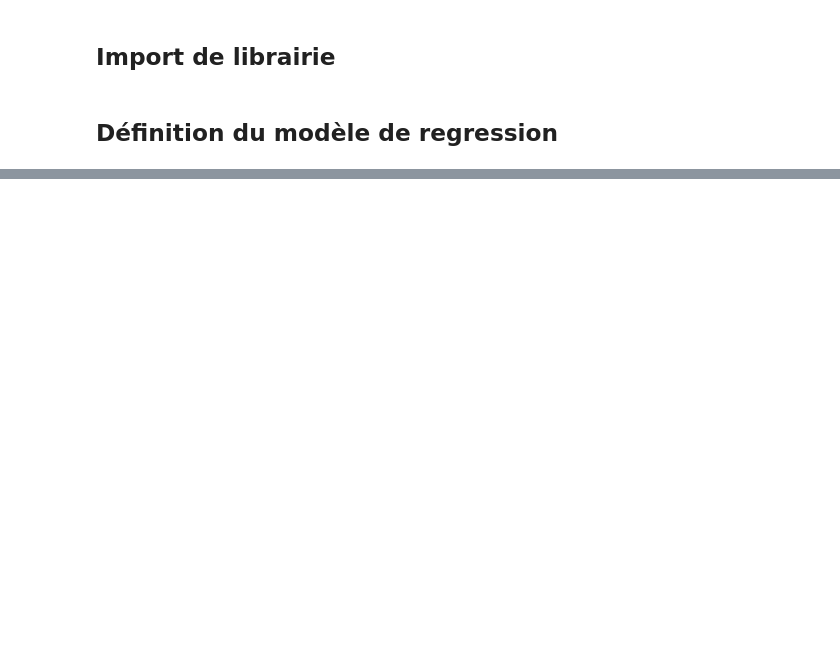
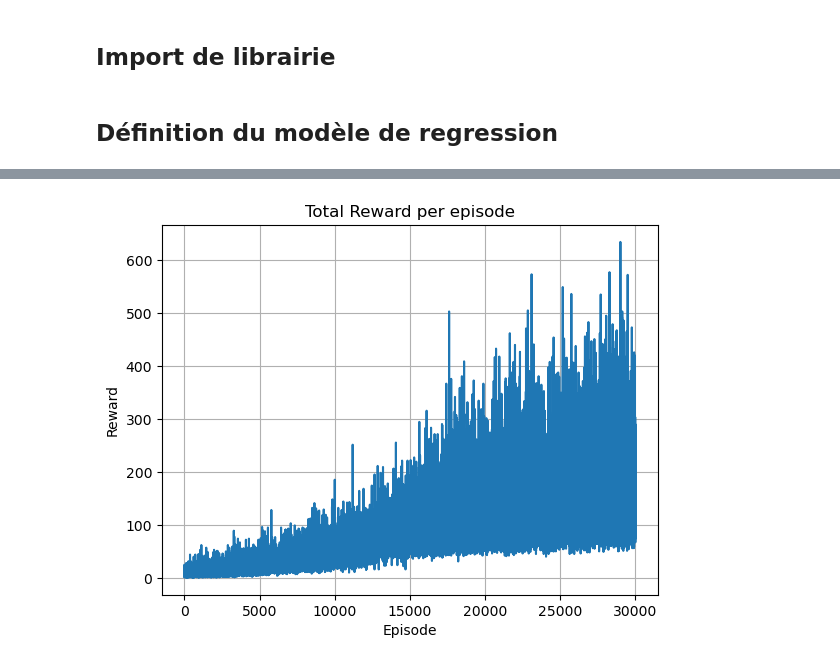
Before and after one commit to anoirault/SY23-projet, a Jupyter notebook: reinforce.ipynb, the cells around one changed output, grey strips where cells are left out. Saved outputs shown, nothing was run; the diff lists cells and outputs as text; code cells hidden in the pictures; blank space fills up the shorter version.

```diff
--- a/reinforce.ipynb
+++ b/reinforce.ipynb
@@ -45,7 +74,7 @@ class Policy():
         self.scheduler = torch.optim.lr_scheduler.ExponentialLR(self.opti, gamma=.9)
     def choose_action(self, state):
 
-        mean, std = self.reg(state)
+        mean, std = self.reg(torch.tensor(state))
 
         distrib = Normal(mean+1e-7, std+1e-7) # ajout d'une constante pour la stabilité
 
@@ -75,0 +107,80 @@ def test_policy(env, policy, n):
+# %%
+nEpisode = 30000
+frequenceUpdate = 200
+
+gamma = .95
+
+env_name = "InvertedPendulum-v4"
+
+l_ps = []
+l_rewards = []
+avg_reward = []
+ttlRewardEpisode = []
+lenEpisode = []
+# %%
+env = gym.make(env_name)
+
+policy = Policy(inChannel=env.observation_space.shape[0], lr=1e-3)
+# %%
+for episode in range(1, nEpisode+1):
+    state, _ = env.reset()
+    running = True
+    l_reward = []
+    l_p = []
+    avg_rewards = []
+    t = 0
+
+    while running:
+
+        action, p = policy.choose_action(state=state)
+        state, r, terminated, truncated, _ = env.step(action=action)
+        l_p.append(p)
+        running = not (terminated or truncated)
+        if running:
+            l_reward.append(r)
+            avg_reward.append(r)
+        else:
+            l_reward.append(-1)
+            avg_reward.append(-1)
+
+    l_ps.append(l_p)
+    l_rewards.append(l_reward)
+    avg_rewards.append(mean(l_reward))
+    ttlRewardEpisode.append(sum(l_reward))
+    lenEpisode.append(len(l_p))
+
+    if episode % frequenceUpdate == 0:
+        loss = 0
+        policy.opti.zero_grad()
+
+        print("AVG nStep : ", mean([len(l_ps[n]) for n in range(len(l_ps))]))
+        for n in range(len(l_ps)):
+            for t in range(len(l_ps[n])):
+                loss += -1*l_ps[n][t]*torch.sum(torch.tensor([l_rewards[n][t]*gamma**(t_prime-t) for t_prime in range(t, len(l_ps[n]))]))
+
+        loss.backward()
+        policy.opti.step()
+
+        if(episode%(frequenceUpdate*10)==0):
+            policy.scheduler.step()
+        print(f"Episode : {episode}/{nEpisode} Average Reward : {mean(avg_rewards)}")
+        l_ps = []
+        l_rewards = []
+        avg_rewards = []
+
+policy.reg.save(env_name=env_name)
+
+plt.figure()
+plt.plot(ttlRewardEpisode)
+plt.grid()
+plt.xlabel("Episode")
+plt.ylabel("Reward")
+plt.title("Total Reward per episode")
+
+plt.figure()
+plt.plot(lenEpisode)
+plt.grid()
+plt.xlabel("Episode")
+plt.ylabel("Length of an episode")
+plt.title("Length of each episode episode")
+# %% [output]
@@ -75,0 +205 @@ def test_policy(env, policy, n):
+[figure, added]
```
Also changed, not shown: parts of 11 cells of this notebook, 13 other files.
